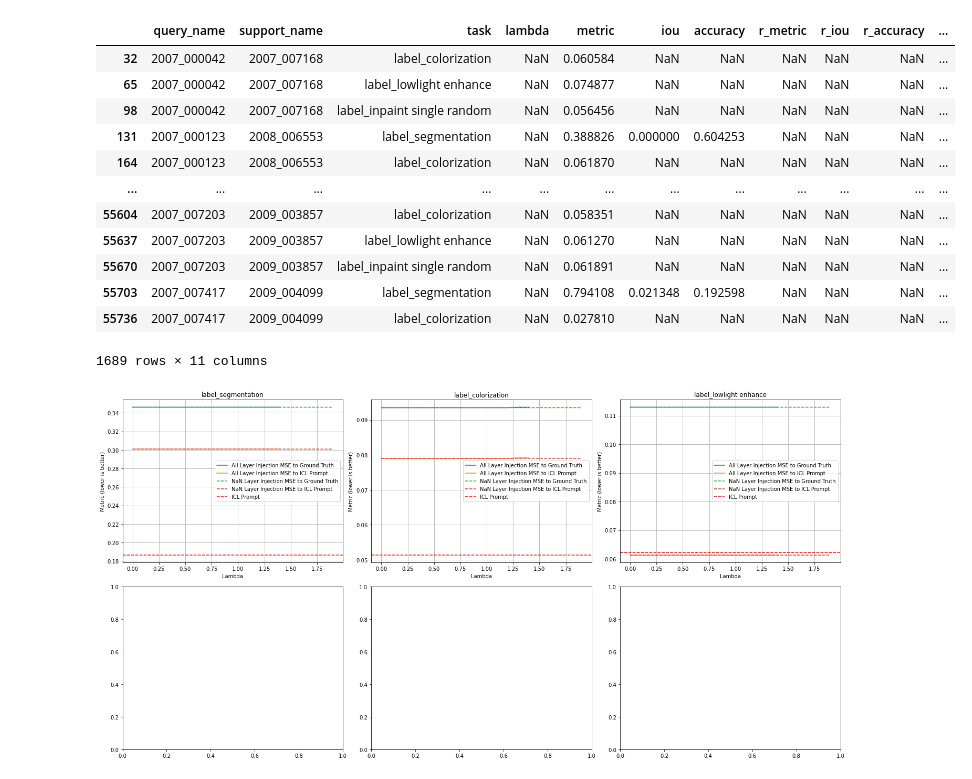
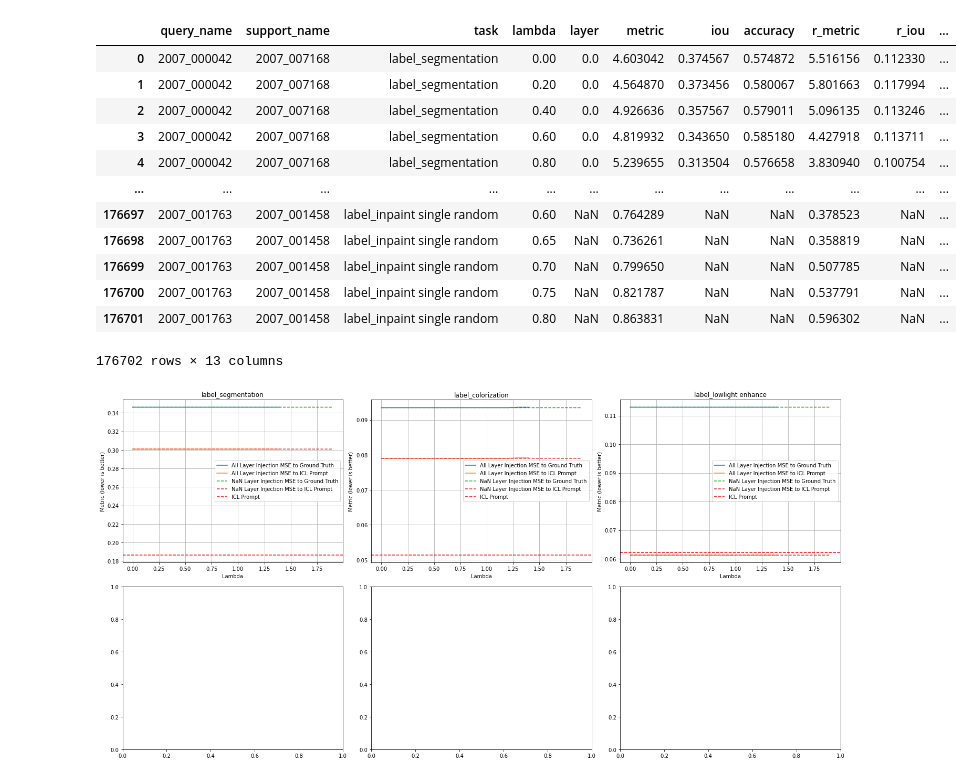
Before and after one commit to alhojel/visual_task_vectors, a Jupyter notebook: analyze_results_multilayer.ipynb, the cells around one changed output. Saved outputs shown, nothing was run; the diff lists cells and outputs as text; code cells hidden in the pictures.

```diff
--- a/analyze_results_multilayer.ipynb
+++ b/analyze_results_multilayer.ipynb
@@ -4,7 +4,7 @@ import seaborn as sns
 import matplotlib.pyplot as plt
 import numpy as np
 # %%
-with open('/home/ahojel/visual_prompting_vid/output_dir/hyperparam_sweep5/log.txt', 'r') as file:
+with open('/home/ahojel/visual_prompting_vid/output_dir/improv_injection_4/log.txt', 'r') as file:
 #with open('/home/ahojel/visual_prompting_vid/output_dir/doublelayer_1/log.txt', 'r') as file:
     data = file.readlines()
 
@@ -16,21 +16,21 @@ data = [eval(line.strip()) for line in data]
 # Create a DataFrame
 df = pd.DataFrame(data)
 # %%
-df[df["lambda"].isna()]
+df#[df["lambda"].isna()]
 # %% [output]
-|  | query_name | support_name | task | lambda | metric | iou | accuracy | r_metric | r_iou | r_accuracy | ... |
-| 32 | 2007_000042 | 2007_007168 | label_colorization | NaN | 0.060584 | NaN | NaN | NaN | NaN | NaN | ... |
-| 65 | 2007_000042 | 2007_007168 | label_lowlight enhance | NaN | 0.074877 | NaN | NaN | NaN | NaN | NaN | ... |
-| 98 | 2007_000042 | 2007_007168 | label_inpaint single random | NaN | 0.056456 | NaN | NaN | NaN | NaN | NaN | ... |
-| 131 | 2007_000123 | 2008_006553 | label_segmentation | NaN | 0.388826 | 0.000000 | 0.604253 | NaN | NaN | NaN | ... |
-| 164 | 2007_000123 | 2008_006553 | label_colorization | NaN | 0.061870 | NaN | NaN | NaN | NaN | NaN | ... |
+|  | query_name | support_name | task | lambda | layer | metric | iou | accuracy | r_metric | r_iou | ... |
+| 0 | 2007_000042 | 2007_007168 | label_segmentation | 0.00 | 0.0 | 4.603042 | 0.374567 | 0.574872 | 5.516156 | 0.112330 | ... |
+| 1 | 2007_000042 | 2007_007168 | label_segmentation | 0.20 | 0.0 | 4.564870 | 0.373456 | 0.580067 | 5.801663 | 0.117994 | ... |
+| 2 | 2007_000042 | 2007_007168 | label_segmentation | 0.40 | 0.0 | 4.926636 | 0.357567 | 0.579011 | 5.096135 | 0.113246 | ... |
+| 3 | 2007_000042 | 2007_007168 | label_segmentation | 0.60 | 0.0 | 4.819932 | 0.343650 | 0.585180 | 4.427918 | 0.113711 | ... |
+| 4 | 2007_000042 | 2007_007168 | label_segmentation | 0.80 | 0.0 | 5.239655 | 0.313504 | 0.576658 | 3.830940 | 0.100754 | ... |
 | ... | ... | ... | ... | ... | ... | ... | ... | ... | ... | ... | ... |
-| 55604 | 2007_007203 | 2009_003857 | label_colorization | NaN | 0.058351 | NaN | NaN | NaN | NaN | NaN | ... |
-| 55637 | 2007_007203 | 2009_003857 | label_lowlight enhance | NaN | 0.061270 | NaN | NaN | NaN | NaN | NaN | ... |
-| 55670 | 2007_007203 | 2009_003857 | label_inpaint single random | NaN | 0.061891 | NaN | NaN | NaN | NaN | NaN | ... |
-| 55703 | 2007_007417 | 2009_004099 | label_segmentation | NaN | 0.794108 | 0.021348 | 0.192598 | NaN | NaN | NaN | ... |
-| 55736 | 2007_007417 | 2009_004099 | label_colorization | NaN | 0.027810 | NaN | NaN | NaN | NaN | NaN | ... |
+| 176697 | 2007_001763 | 2007_001458 | label_inpaint single random | 0.60 | NaN | 0.764289 | NaN | NaN | 0.378523 | NaN | ... |
+| 176698 | 2007_001763 | 2007_001458 | label_inpaint single random | 0.65 | NaN | 0.736261 | NaN | NaN | 0.358819 | NaN | ... |
+| 176699 | 2007_001763 | 2007_001458 | label_inpaint single random | 0.70 | NaN | 0.799650 | NaN | NaN | 0.507785 | NaN | ... |
+| 176700 | 2007_001763 | 2007_001458 | label_inpaint single random | 0.75 | NaN | 0.821787 | NaN | NaN | 0.537791 | NaN | ... |
+| 176701 | 2007_001763 | 2007_001458 | label_inpaint single random | 0.80 | NaN | 0.863831 | NaN | NaN | 0.596302 | NaN | ... |
-1689 rows × 11 columns
+176702 rows × 13 columns
 # %%
 unique_tasks = df['task'].unique()
 unique_tasks = ['label_segmentation', 'label_colorization', 'label_lowlight enhance']
```
Also changed, not shown: parts of 9 cells of this notebook, 1 other file.
